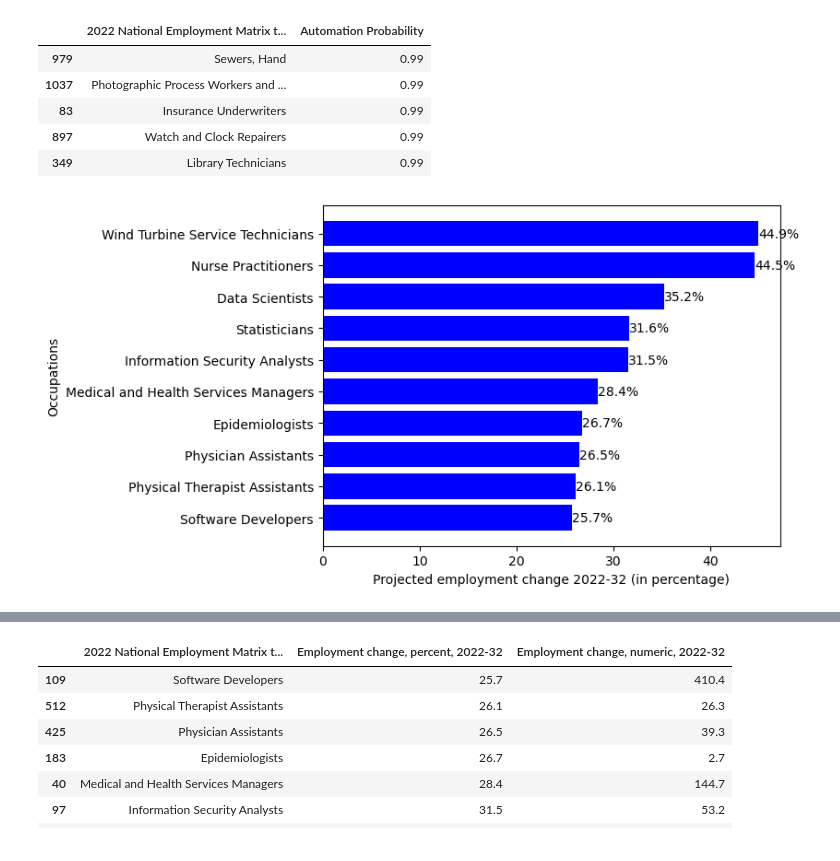
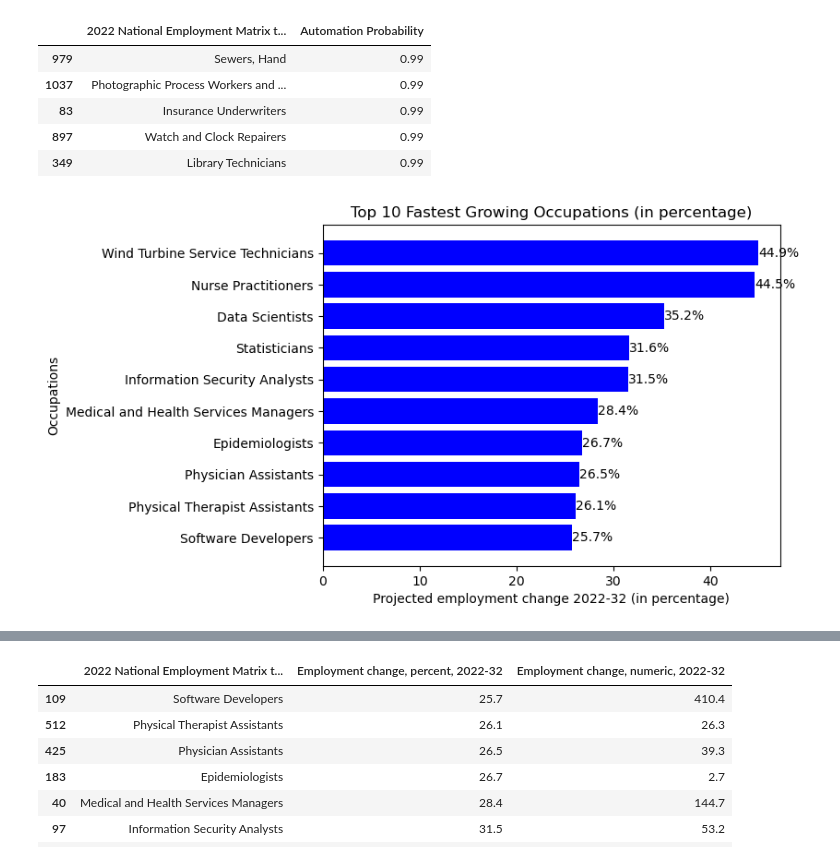
Before and after one commit to vinaya-kusuma/Project1, a Jupyter notebook: Occupation_Analysis.ipynb, the cells around one changed output, grey strips where cells are left out. Cells and saved outputs as stored; diff of their text form; code cells hidden in the pictures.

Commit message:
Added the findings and explanations to visualizations

```diff
--- a/Occupation_Analysis.ipynb
+++ b/Occupation_Analysis.ipynb
@@ -511,24 +536,24 @@ fastest_growing_occ_top10 = fastest_growing_occ_df.sort_values('Employment chang
 # %%
 
 # Create a horizontal bar plot with negative values in red
 fastest_growing_occ_top10 = fastest_growing_occ_top10.sort_values(by='Employment change, percent, 2022-32',ascending = True)
 
 plt.barh(fastest_growing_occ_top10["2022 National Employment Matrix title"], fastest_growing_occ_top10['Employment change, percent, 2022-32'], color="blue")
 
 for i, v in enumerate(fastest_growing_occ_top10['Employment change, percent, 2022-32'].to_list()):
     label = f"{v}%"
     plt.text(v, i, label, va='center')
 
 # Add labels and title
 
 plt.xlabel('Projected employment change 2022-32 (in percentage)')
 plt.ylabel('Occupations')
-# plt.title('Top 10 Fastest Growing Occupations')
+plt.title('Top 10 Fastest Growing Occupations (in percentage)')
 
 # Save the figure
 plt.savefig("Outputs/Fastest_Growing_Occ_Percentage.png")
 
 # Show the plot
 plt.show()
 # %% [output]
-[figure, old version]
+[figure, new version]
```
Also changed, not shown: parts of 13 cells of this notebook, 3 other files.
